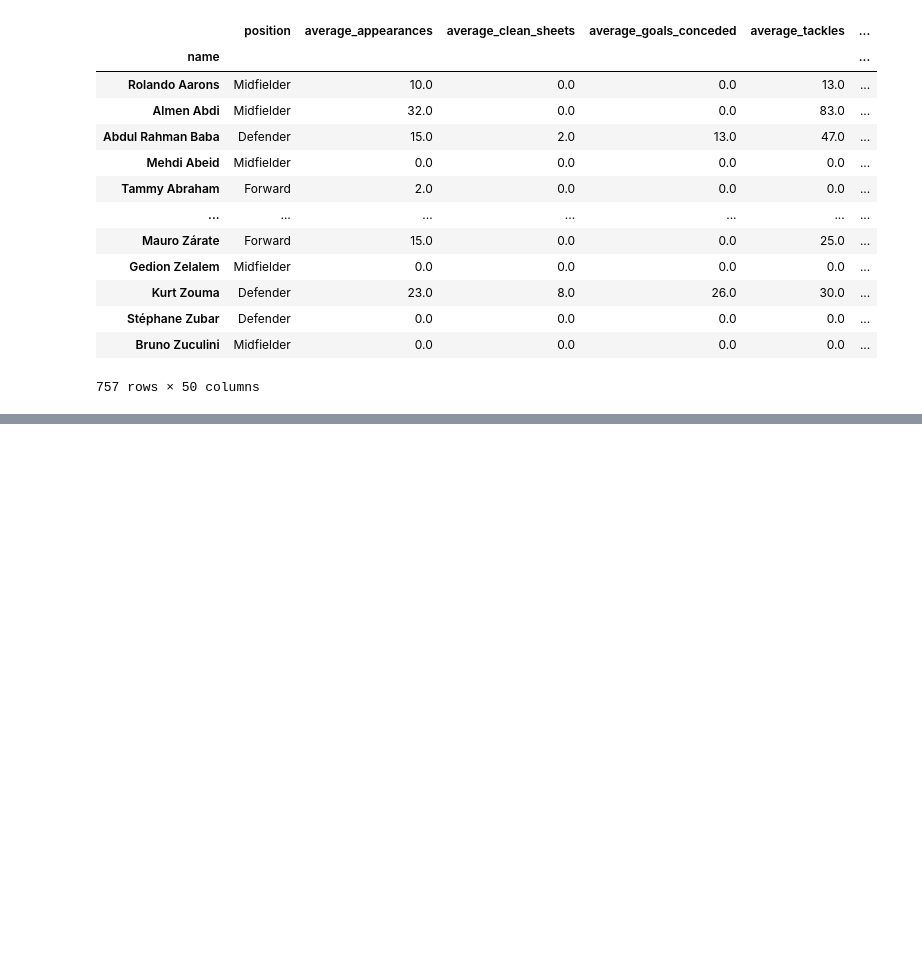
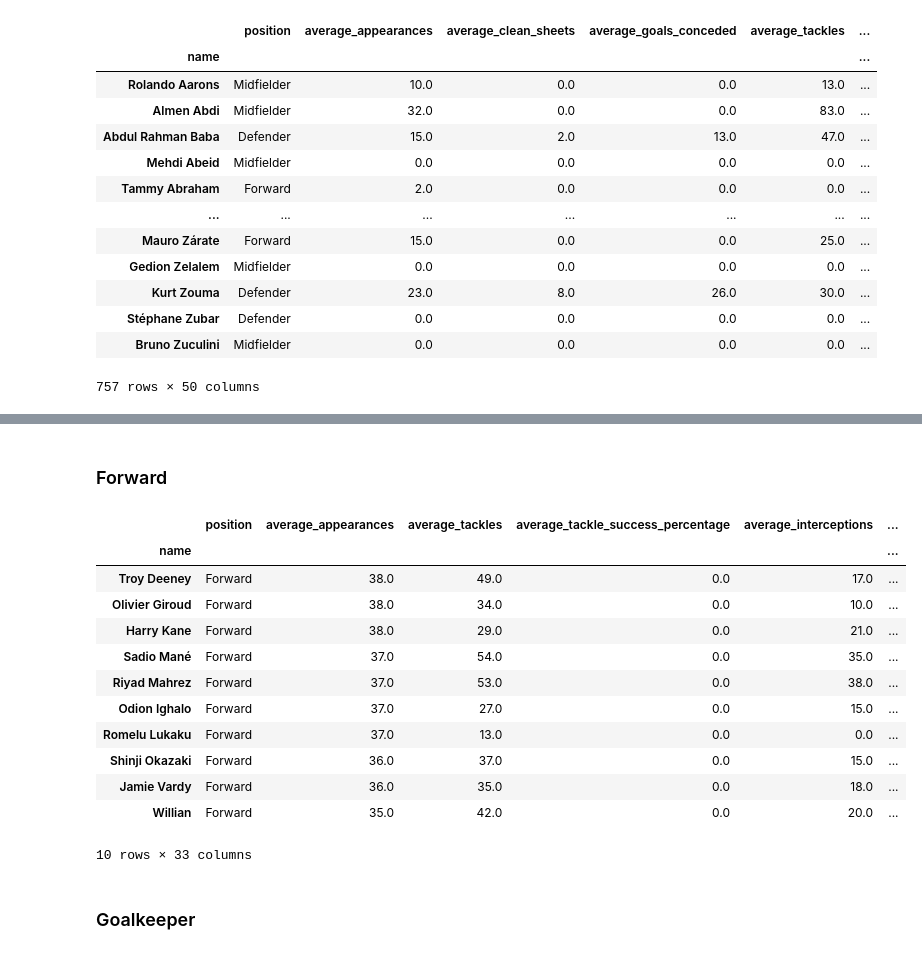
Before and after one commit to alysnow/ETL-Project, a Jupyter notebook: EPL_csv_cleanup.ipynb, the cells around one changed output, grey strips where cells are left out. Cells and saved outputs as stored; diff of their text form; code cells hidden in the pictures; blank space fills up the shorter version.

```diff
--- a/EPL_csv_cleanup.ipynb
+++ b/EPL_csv_cleanup.ipynb
@@ -351,0 +446,58 @@ connection = engine.connect()
+# %% [markdown]
+### Forward
+# %%
+forward_stats = forward[['position','average_appearances',
+                                    'average_tackles',
+                                    'average_tackle_success_percentage',
+                                    'average_interceptions',
+                                    'average_recoveries',
+                                    'average_duels_won',
+                                    'average_duels_lost',
+                                    'average_successful_50_50s',
+                                    'average_aerial_battles_won',
+                                    'average_aerial_battles_lost',
+                                    'average_errors_leading_to_goal',
+                                    'average_assists',
+                                    'average_passes',
+                                    'average_passes_per_match',
+                                    'average_big_chances_created',
+                                    'average_crosses',
+                                    'average_cross_accuracy_percentage',
+                                    'average_yellow_cards',
+                                    'average_fouls',
+                                    'average_offsides',
+                                    'average_goals',
+                                    'average_headed_goals',
+                                    'average_goals_with_right_foot',
+                                    'average_goals_with_left_foot',
+                                    'average_hit_woodwork',
+                                    'average_goals_per_match',
+                                    'average_penalties_scored',
+                                    'average_freekicks_scored',
+                                    'average_shots_on_target',
+                                    'average_shooting_accuracy_percentage',
+                                    'average_big_chances_missed',
+                                    'average_high_claims',
+                                   ]]
+# %%
+# Sort data in ascending order based on Average
+# It is possible to sort based upon multiple columns
+forward_10 = forward_stats.sort_values(
+    ["average_appearances", "average_tackles", "average_interceptions", "average_goals_per_match", "average_shooting_accuracy_percentage"], ascending=False)
+forward_10.head(10)
+# %% [output]
+|  | position | average_appearances | average_tackles | average_tackle_success_percentage | average_interceptions | ... |
+| name |  |  |  |  |  | ... |
+| Troy Deeney | Forward | 38.0 | 49.0 | 0.0 | 17.0 | ... |
+| Olivier Giroud | Forward | 38.0 | 34.0 | 0.0 | 10.0 | ... |
+| Harry Kane | Forward | 38.0 | 29.0 | 0.0 | 21.0 | ... |
+| Sadio Mané | Forward | 37.0 | 54.0 | 0.0 | 35.0 | ... |
+| Riyad Mahrez | Forward | 37.0 | 53.0 | 0.0 | 38.0 | ... |
+| Odion Ighalo | Forward | 37.0 | 27.0 | 0.0 | 15.0 | ... |
+| Romelu Lukaku | Forward | 37.0 | 13.0 | 0.0 | 0.0 | ... |
+| Shinji Okazaki | Forward | 36.0 | 37.0 | 0.0 | 15.0 | ... |
+| Jamie Vardy | Forward | 36.0 | 35.0 | 0.0 | 18.0 | ... |
+| Willian | Forward | 35.0 | 42.0 | 0.0 | 20.0 | ... |
+10 rows × 33 columns
+# %% [markdown]
+### Goalkeeper
```
Also changed, not shown: parts of 20 cells of this notebook, 2 other files.
